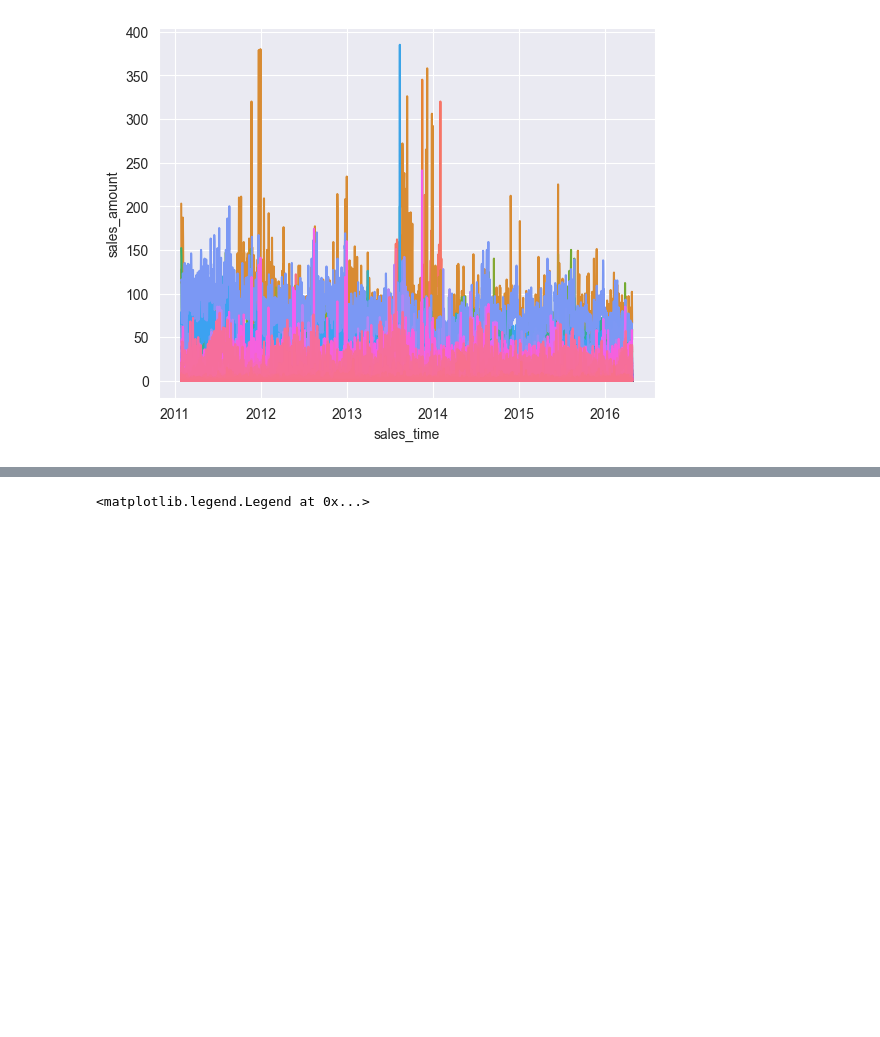
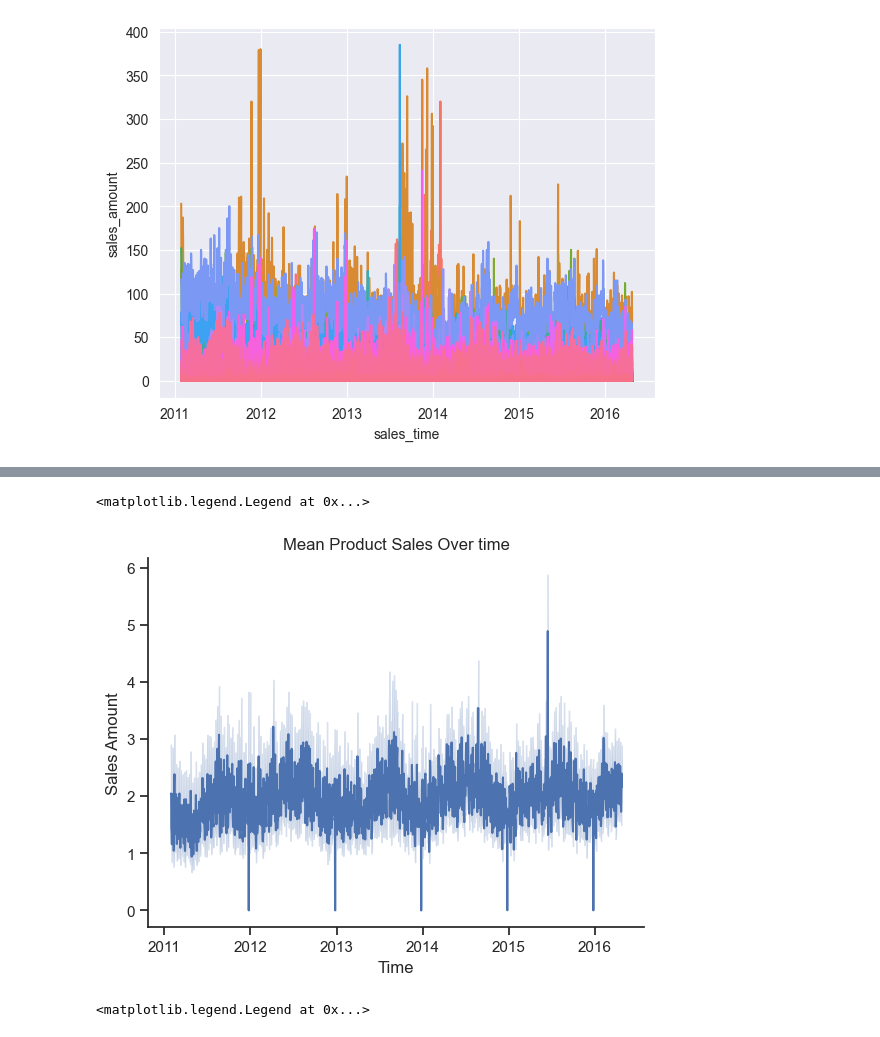
Before and after one commit to usermar445/forecasting_final_project, a Jupyter notebook: final_project/scripts/sales_train_eda_mladen.ipynb, the cells around one changed output, grey strips where cells are left out. Drawn from its saved outputs; the diff is of its cells as text; code cells hidden in the pictures; blank space fills up the shorter version.

```diff
--- a/final_project/scripts/sales_train_eda_mladen.ipynb
+++ b/final_project/scripts/sales_train_eda_mladen.ipynb
@@ -74,3 +136,13 @@ plt.legend([],[], frameon=False)
+# %%
+custom_params = {"axes.spines.right": False, "axes.spines.top": False}
+sns.set_theme(style="ticks", rc=custom_params)
+g = sns.lineplot(sales_train, x="sales_time", y="sales_amount").set_title("Mean Product Sales Over time")
+plt.xlabel("Time")
+plt.ylabel("Sales Amount")
+plt.legend([],[], frameon=False)
+# %% [output]
+<matplotlib.legend.Legend at 0x...>
+[figure, added]
 # %%
 sales_train = sales_train.set_index("sales_time")
 # %%
```
Also changed, not shown: parts of 8 cells of this notebook, 3 other files.
